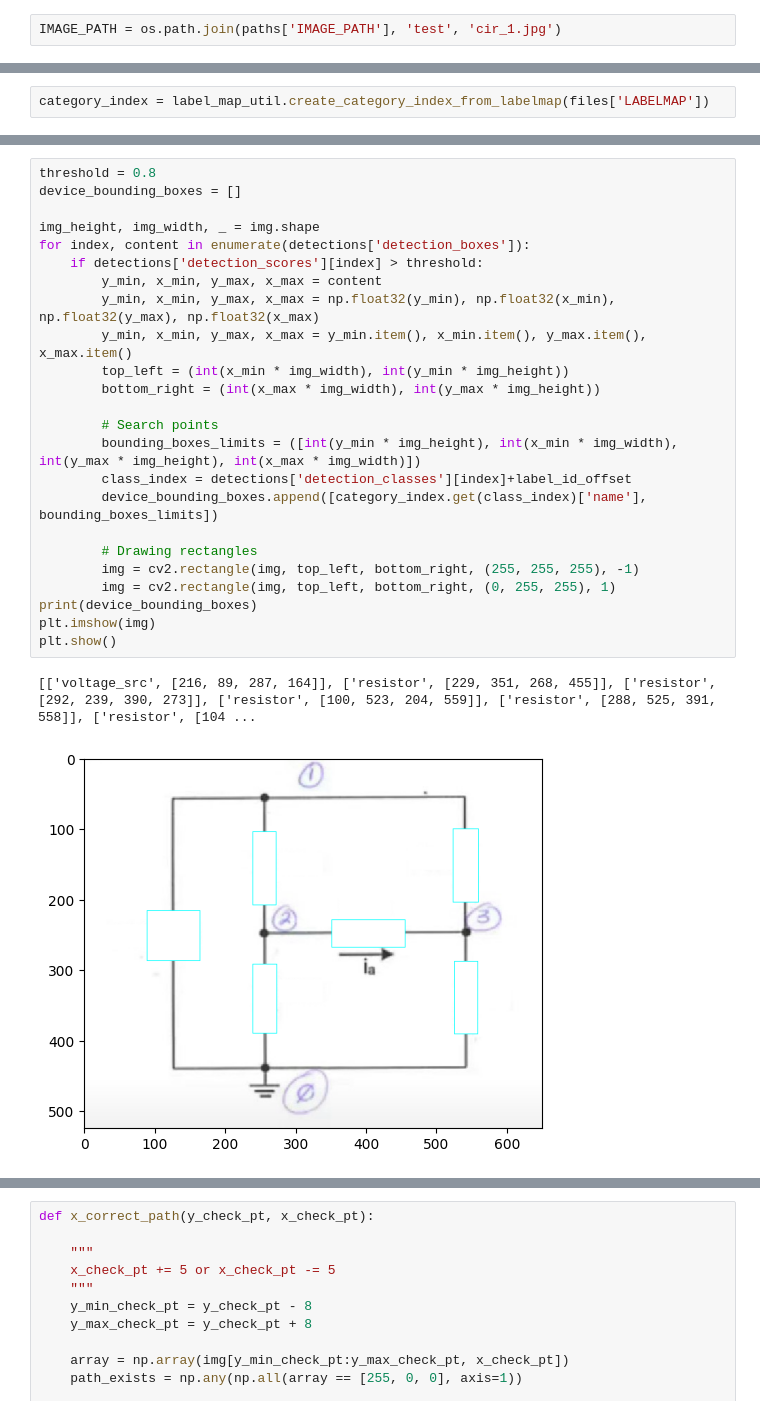
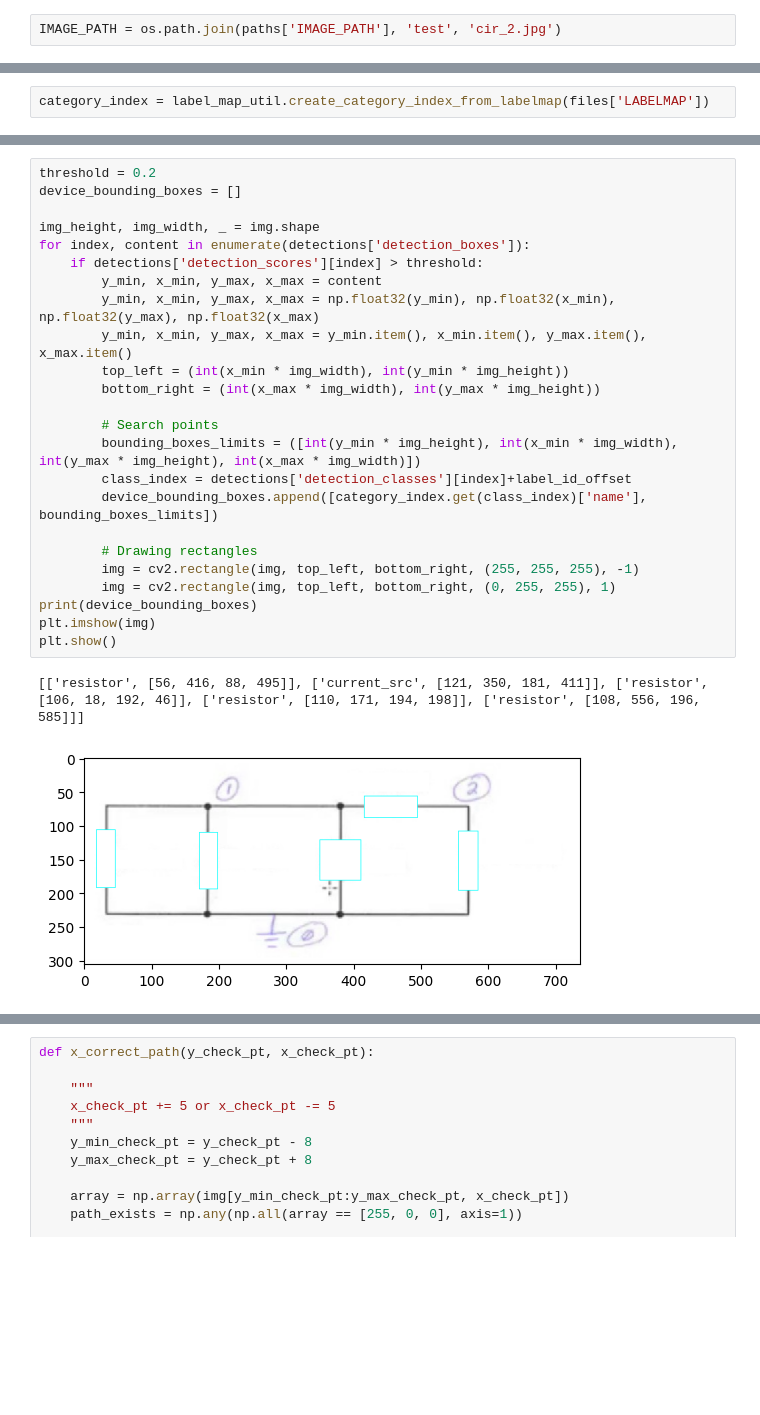
Before and after one commit to Wfdo97/Image2Netlist, a Jupyter notebook: Full Pipeline.ipynb, the cells around one changed output, grey strips where cells are left out. Drawn from its saved outputs; the diff is of its cells as text; blank space fills up the shorter version.

```diff
--- a/Full Pipeline.ipynb
+++ b/Full Pipeline.ipynb
@@ -41,7 +41,7 @@ for path in paths.values():
         if os.name == 'nt':
             !mkdir {path}
 # %%
-IMAGE_PATH = os.path.join(paths['IMAGE_PATH'], 'test', 'cir_1.jpg')
+IMAGE_PATH = os.path.join(paths['IMAGE_PATH'], 'test', 'cir_2.jpg')
 # %%
 # !pip install Pillow
 # %%
@@ -140,27 +145,27 @@ plt.show()
 # %%
-threshold = 0.8
+threshold = 0.2
 device_bounding_boxes = []
 
 img_height, img_width, _ = img.shape
 for index, content in enumerate(detections['detection_boxes']):
     if detections['detection_scores'][index] > threshold:
         y_min, x_min, y_max, x_max = content
         y_min, x_min, y_max, x_max = np.float32(y_min), np.float32(x_min), np.float32(y_max), np.float32(x_max)
         y_min, x_min, y_max, x_max = y_min.item(), x_min.item(), y_max.item(), x_max.item()
         top_left = (int(x_min * img_width), int(y_min * img_height))
         bottom_right = (int(x_max * img_width), int(y_max * img_height))
 
         # Search points
         bounding_boxes_limits = ([int(y_min * img_height), int(x_min * img_width), int(y_max * img_height), int(x_max * img_width)])
         class_index = detections['detection_classes'][index]+label_id_offset
         device_bounding_boxes.append([category_index.get(class_index)['name'], bounding_boxes_limits])
 
         # Drawing rectangles
         img = cv2.rectangle(img, top_left, bottom_right, (255, 255, 255), -1)
         img = cv2.rectangle(img, top_left, bottom_right, (0, 255, 255), 1)
 print(device_bounding_boxes)
 plt.imshow(img)
 plt.show()
 # %% [output]
-[['voltage_src', [216, 89, 287, 164]], ['resistor', [229, 351, 268, 455]], ['resistor', [292, 239, 390, 273]], ['resistor', [100, 523, 204, 559]], ['resistor', [288, 525, 391, 558]], ['resistor', [104 ...
+[['resistor', [56, 416, 88, 495]], ['current_src', [121, 350, 181, 411]], ['resistor', [106, 18, 192, 46]], ['resistor', [110, 171, 194, 198]], ['resistor', [108, 556, 196, 585]]]
-[figure, old version]
+[figure, new version]
```
Also changed, not shown: parts of 22 cells of this notebook.
